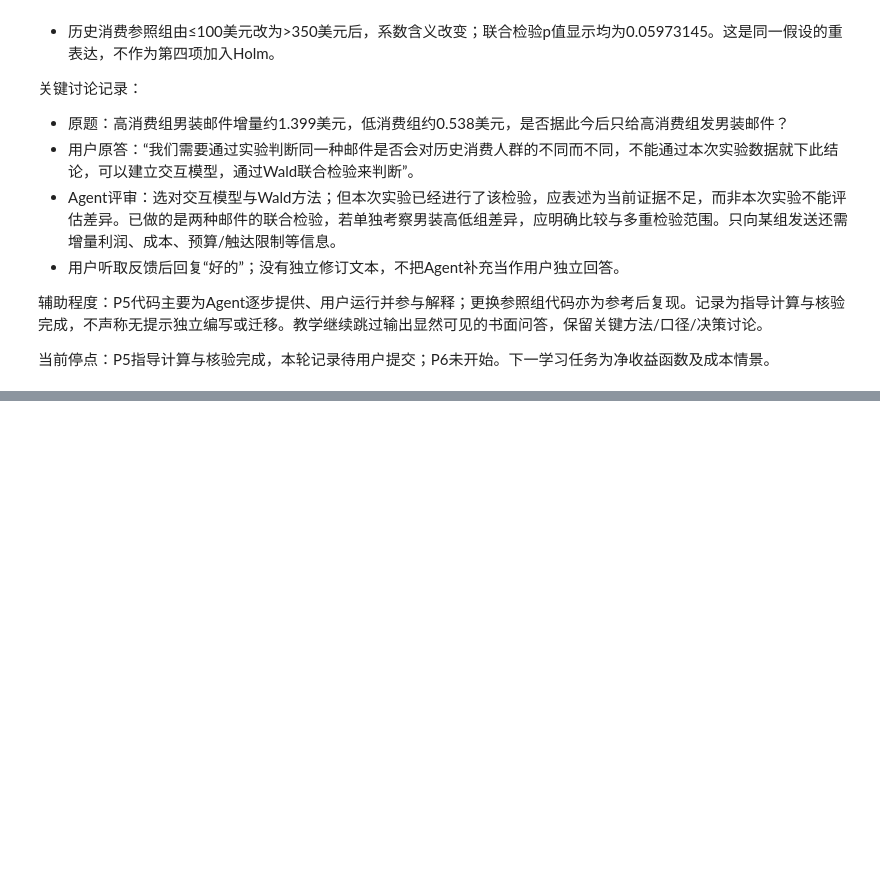
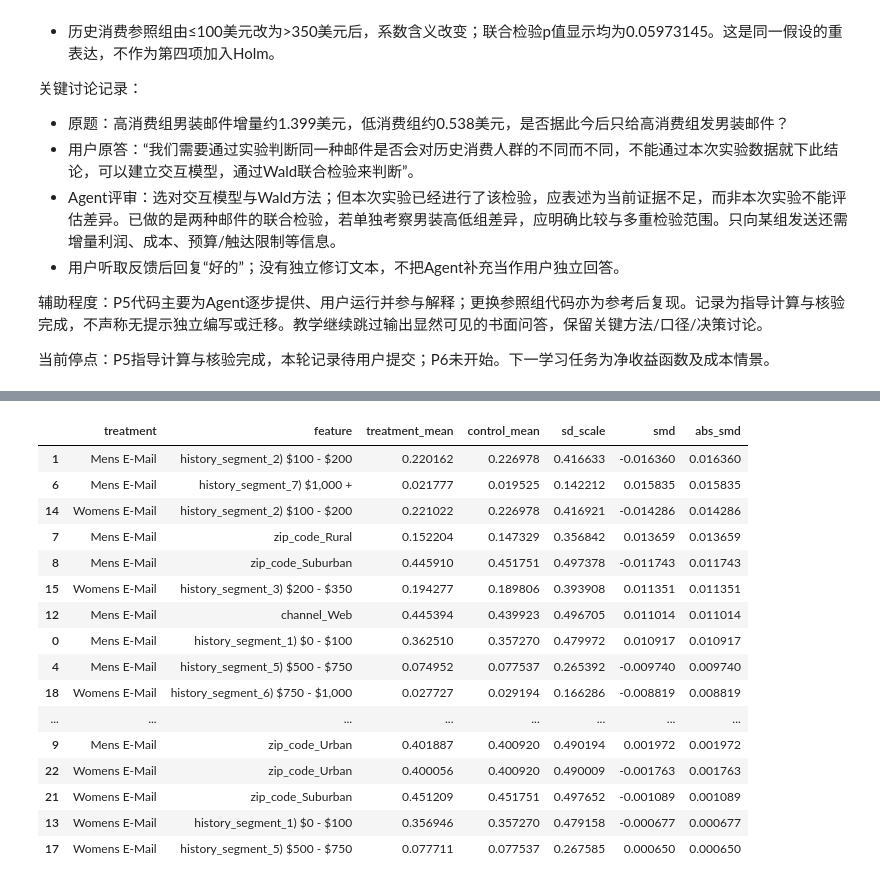
Before and after one commit to xiaomaoII/email-abtest-analysis, a Jupyter notebook: notebooks/python_practice.ipynb, the cells around one changed output, grey strips where cells are left out. Cells and saved outputs as stored; diff of their text form; code cells hidden in the pictures; blank space fills up the shorter version.

```diff
--- a/notebooks/python_practice.ipynb
+++ b/notebooks/python_practice.ipynb
@@ -1259,0 +1516,12 @@ dtype: float64
+# %%
+category_indicators = pd.get_dummies(
+    baseline_df[categorical_features],
+    dtype=int,
+    drop_first=False,
+)
+
+print("编码后的行数、列数：", category_indicators.shape)
+
+category_indicators[
+    ["zip_code_Rural", "zip_code_Suburban", "zip_code_Urban"]
+].head()
@@ -1259,0 +1536,66 @@ dtype: float64
+# %%
+# 确认编码表与客户表的行索引一致
+assert category_indicators.index.equals(baseline_df.index)
+
+category_balance_rows = []
+
+for arm in treatment_arms:
+    treatment_mask = baseline_df["segment"] == arm
+    control_mask = baseline_df["segment"] == "No E-Mail"
+
+    for feature in category_indicators.columns:
+        treatment_values = category_indicators.loc[
+            treatment_mask, feature
+        ]
+        control_values = category_indicators.loc[
+            control_mask, feature
+        ]
+
+        treatment_mean = treatment_values.mean()
+        control_mean = control_values.mean()
+
+        sd_scale = np.sqrt(
+            (
+                treatment_values.var(ddof=1)
+                + control_values.var(ddof=1)
+            ) / 2
+        )
+
+        if sd_scale == 0:
+            smd = np.nan
+        else:
+            smd = (treatment_mean - control_mean) / sd_scale
+
+        category_balance_rows.append({
+            "treatment": arm,
+            "feature": feature,
+            "treatment_mean": treatment_mean,
+            "control_mean": control_mean,
+            "sd_scale": sd_scale,
+            "smd": smd,
+            "abs_smd": abs(smd),
+        })
+
+category_balance_table = pd.DataFrame(category_balance_rows)
+
+category_balance_table.sort_values(
+    "abs_smd", ascending=False
+)
+# %% [output]
+|  | treatment | feature | treatment_mean | control_mean | sd_scale | smd | abs_smd |
+| 1 | Mens E-Mail | history_segment_2) $100 - $200 | 0.220162 | 0.226978 | 0.416633 | -0.016360 | 0.016360 |
+| 6 | Mens E-Mail | history_segment_7) $1,000 + | 0.021777 | 0.019525 | 0.142212 | 0.015835 | 0.015835 |
+| 14 | Womens E-Mail | history_segment_2) $100 - $200 | 0.221022 | 0.226978 | 0.416921 | -0.014286 | 0.014286 |
+| 7 | Mens E-Mail | zip_code_Rural | 0.152204 | 0.147329 | 0.356842 | 0.013659 | 0.013659 |
+| 8 | Mens E-Mail | zip_code_Suburban | 0.445910 | 0.451751 | 0.497378 | -0.011743 | 0.011743 |
+| 15 | Womens E-Mail | history_segment_3) $200 - $350 | 0.194277 | 0.189806 | 0.393908 | 0.011351 | 0.011351 |
+| 12 | Mens E-Mail | channel_Web | 0.445394 | 0.439923 | 0.496705 | 0.011014 | 0.011014 |
+| 0 | Mens E-Mail | history_segment_1) $0 - $100 | 0.362510 | 0.357270 | 0.479972 | 0.010917 | 0.010917 |
+| 4 | Mens E-Mail | history_segment_5) $500 - $750 | 0.074952 | 0.077537 | 0.265392 | -0.009740 | 0.009740 |
+| 18 | Womens E-Mail | history_segment_6) $750 - $1,000 | 0.027727 | 0.029194 | 0.166286 | -0.008819 | 0.008819 |
+| ... | ... | ... | ... | ... | ... | ... | ... |
+| 9 | Mens E-Mail | zip_code_Urban | 0.401887 | 0.400920 | 0.490194 | 0.001972 | 0.001972 |
+| 22 | Womens E-Mail | zip_code_Urban | 0.400056 | 0.400920 | 0.490009 | -0.001763 | 0.001763 |
+| 21 | Womens E-Mail | zip_code_Suburban | 0.451209 | 0.451751 | 0.497652 | -0.001089 | 0.001089 |
+| 13 | Womens E-Mail | history_segment_1) $0 - $100 | 0.356946 | 0.357270 | 0.479158 | -0.000677 | 0.000677 |
+| 17 | Womens E-Mail | history_segment_5) $500 - $750 | 0.077711 | 0.077537 | 0.267585 | 0.000650 | 0.000650 |
```
Also changed, not shown: parts of 41 cells of this notebook, 8 other files.
